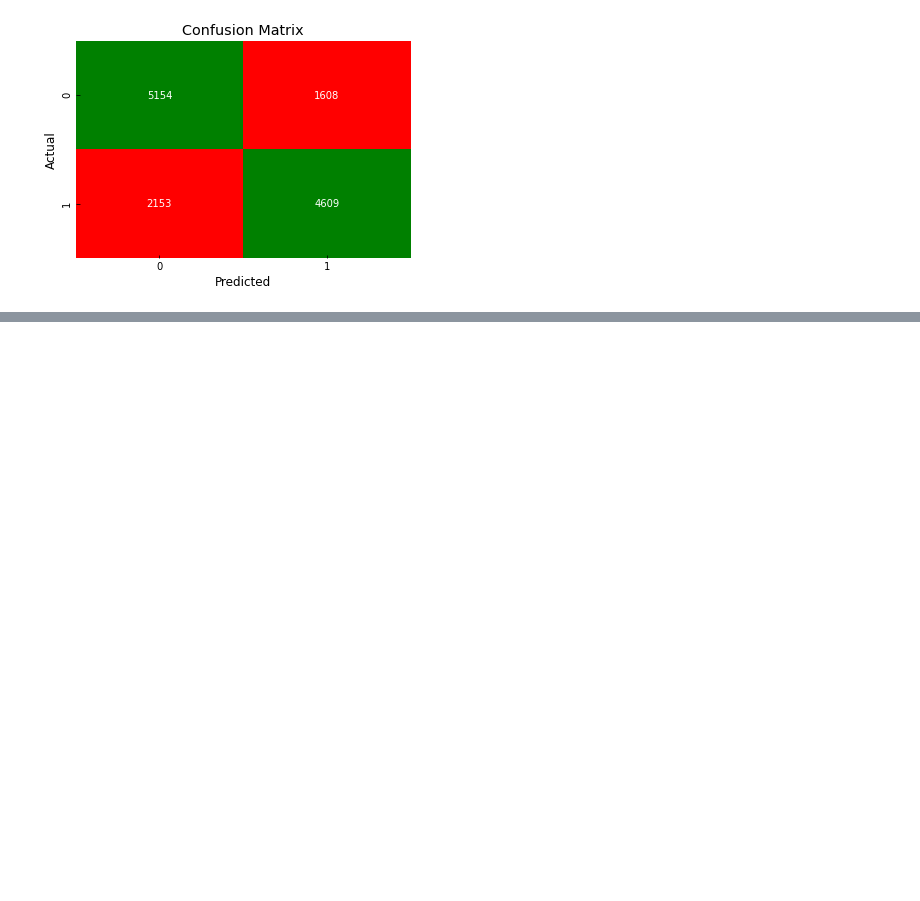
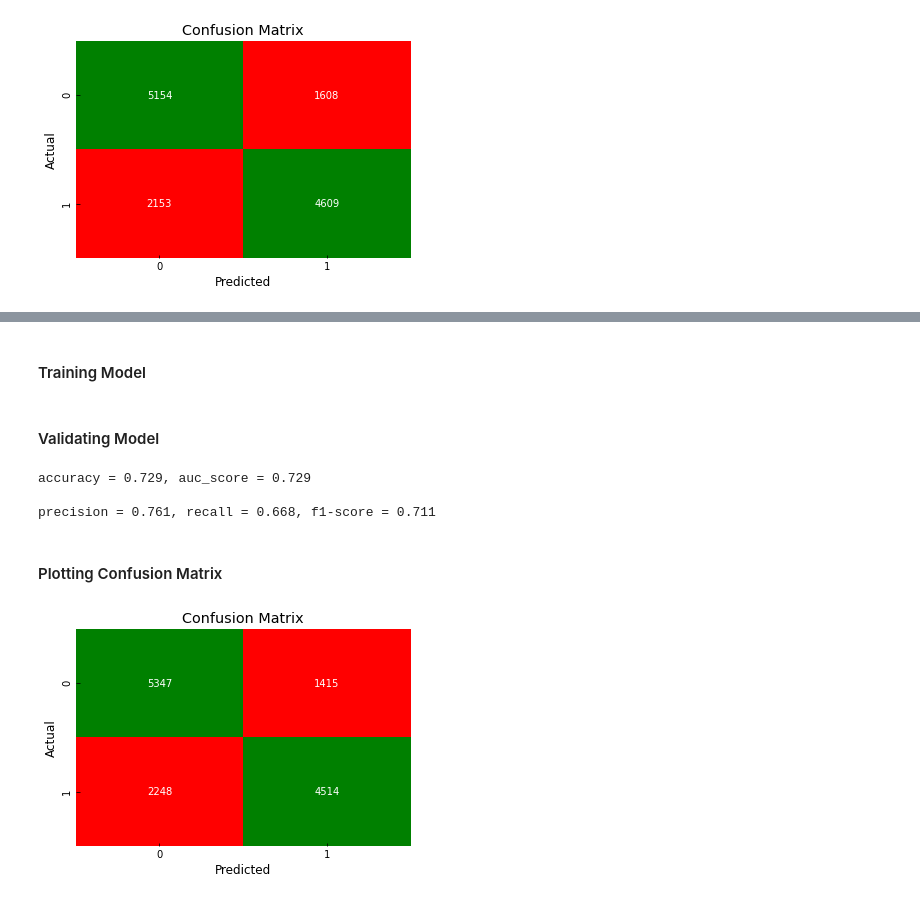
Before and after one commit to jackbustertann/cardiovascular_disease_detection, a Jupyter notebook: index.ipynb, the cells around one changed output, grey strips where cells are left out. Cells and saved outputs as stored; diff of their text form; code cells hidden in the pictures; blank space fills up the shorter version.

Commit message:
training and validating SVM models

```diff
--- a/index.ipynb
+++ b/index.ipynb
@@ -269,0 +282,21 @@ precision = 0.741, recall = 0.682, f1-score = 0.71
+# %% [markdown]
+#### Training Model
+# %%
+linear_svm = LinearSVC()
+linear_svm_model = linear_svm.fit(X_train_scaled, y_train)
+
+y_test_hat = linear_svm_model.predict(X_test_scaled)
+# %% [markdown]
+#### Validating Model
+# %%
+classification_metrics(y_test, y_test_hat)
+# %% [output]
+accuracy = 0.729, auc_score = 0.729
+
+precision = 0.761, recall = 0.668, f1-score = 0.711
+# %% [markdown]
+#### Plotting Confusion Matrix
+# %%
+custom_confusion_matrix(y_test, y_test_hat)
+# %% [output]
+[figure, added]
```
Also changed, not shown: parts of 31 cells of this notebook, 2 other files.
